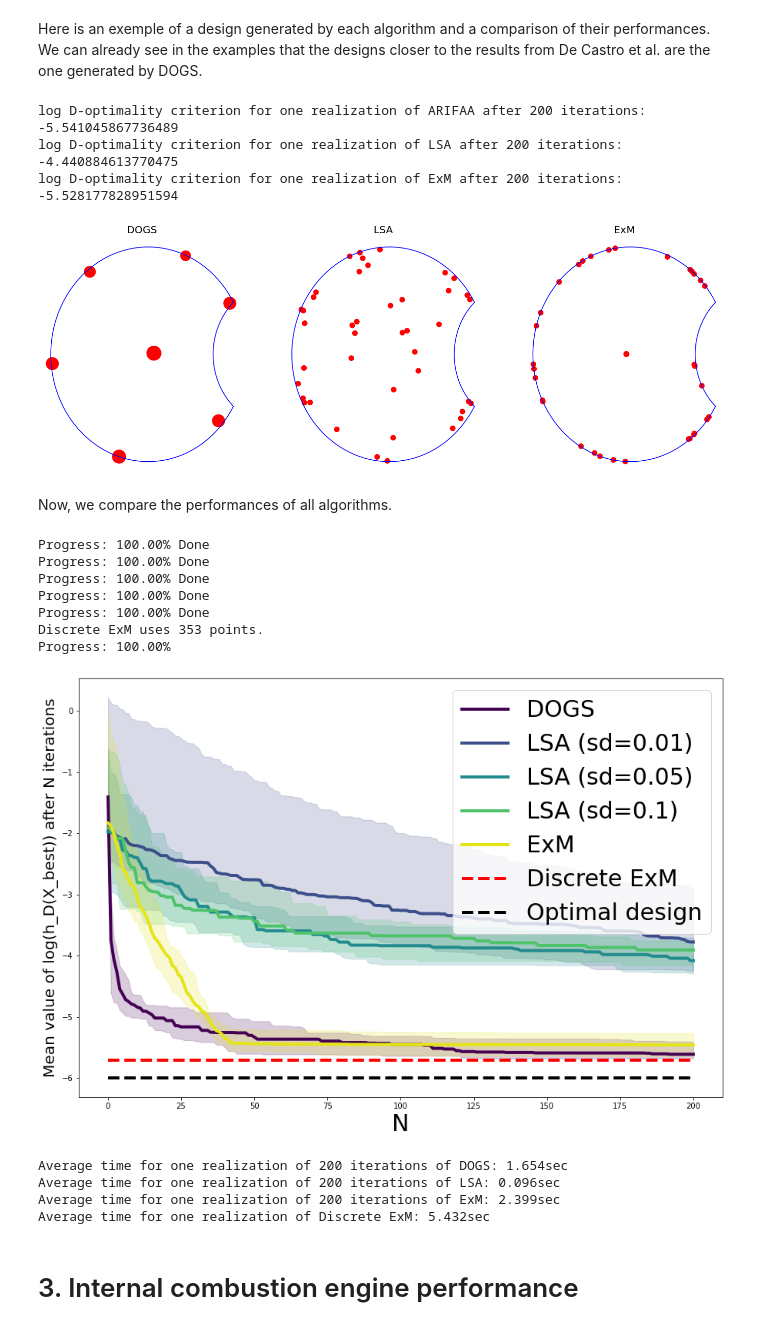
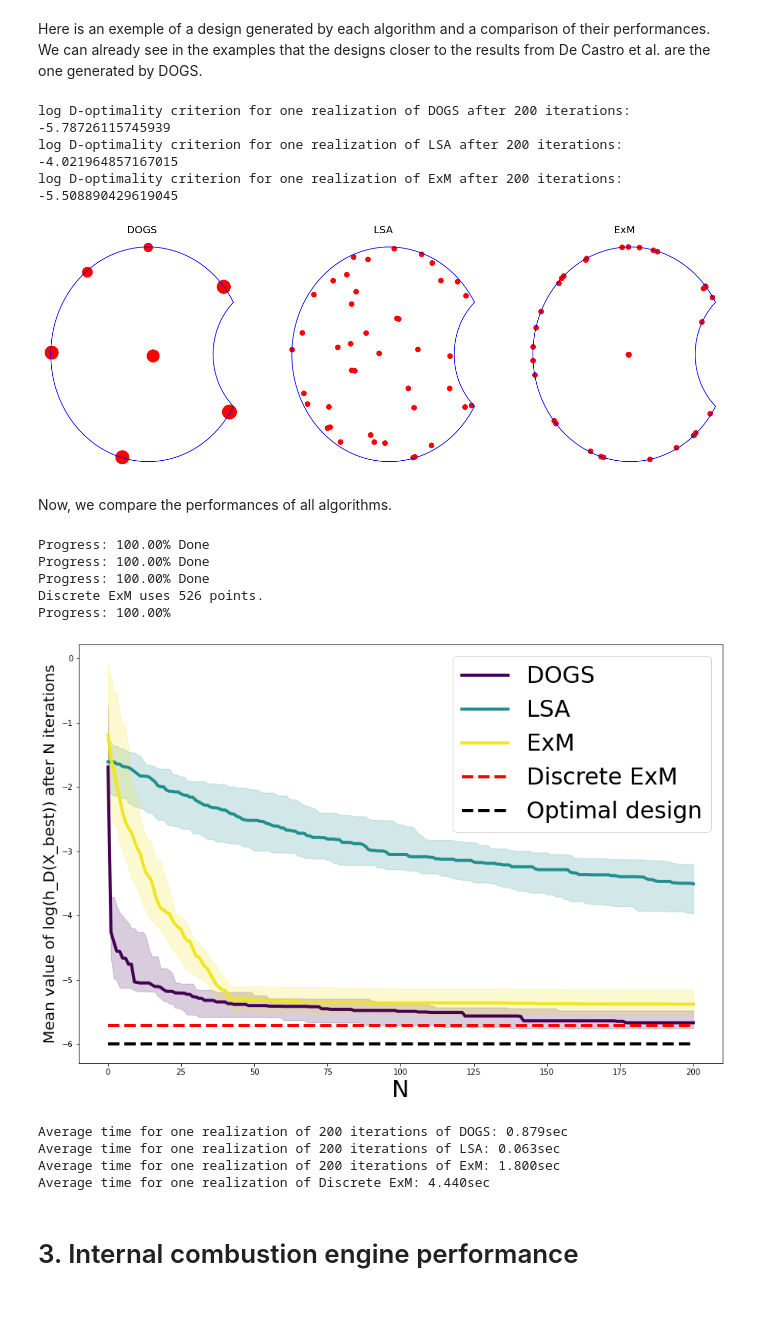
Before and after one commit to APoinas/Optimal-design-in-continuous-space, a Jupyter notebook: Other_Examples.ipynb, the cells around one changed output. Saved outputs shown, nothing was run; the diff lists cells and outputs as text; code cells hidden in the pictures.

```diff
--- a/Other_Examples.ipynb
+++ b/Other_Examples.ipynb
@@ -201,33 +187,33 @@ Here is an exemple of a design generated by each algorithm and a comparison of t
 # %%
 Algo_DOGS = DOGS(OD)
 P1 = Algo_DOGS.simulate(200)
-print("log D-optimality criterion for one realization of ARIFAA after 200 iterations:", end = " ")
+print("log D-optimality criterion for one realization of DOGS after 200 iterations:", end=" ")
 print(OD.opt(P1))
 
-Algo_LSA = LSA(OD,0.05)
+Algo_LSA = LSA(OD, 0.05)
 P2 = Algo_LSA.simulate(200)
-print("log D-optimality criterion for one realization of LSA after 200 iterations:", end = " ")
+print("log D-optimality criterion for one realization of LSA after 200 iterations:", end=" ")
 print(OD.opt(P2))
 
 Algo_ExM = ExM(OD)
 P3 = Algo_ExM.simulate(200)
-print("log D-optimality criterion for one realization of ExM after 200 iterations:", end = " ")
+print("log D-optimality criterion for one realization of ExM after 200 iterations:", end=" ")
 print(OD.opt(P3))
 
-fig = OD.plot((P1,P2,P3),modify_plot = True)
-fig.axes[0].set_title("DOGS", fontsize = 20)
-fig.axes[1].set_title("LSA", fontsize = 20)
-fig.axes[2].set_title("ExM", fontsize = 20)
+fig = OD.plot((P1, P2, P3), modify_plot=True)
+fig.axes[0].set_title("DOGS", fontsize=20)
+fig.axes[1].set_title("LSA", fontsize=20)
+fig.axes[2].set_title("ExM", fontsize=20)
 fig
 # %% [output]
-log D-optimality criterion for one realization of ARIFAA after 200 iterations: -5.541045867736489
-log D-optimality criterion for one realization of LSA after 200 iterations: -4.440884613770475
-log D-optimality criterion for one realization of ExM after 200 iterations: -5.528177828951594
+log D-optimality criterion for one realization of DOGS after 200 iterations: -5.78726115745939
+log D-optimality criterion for one realization of LSA after 200 iterations: -4.021964857167015
+log D-optimality criterion for one realization of ExM after 200 iterations: -5.508890429619045
-[figure, old version]
+[figure, new version]
 # %% [markdown]
 Now, we compare the performances of all algorithms.
 # %%
-algo_tuple = (ARIFAA(OD),LSA(OD,0.01),LSA(OD,0.05),LSA(OD,0.1),ExM(OD))
+algo_tuple = (DOGS(OD), LSA(OD, 0.01), ExM(OD))
 depth = 200
 N_test = 10
 quantile = 0.05
@@ -239,14 +225,14 @@ List_quantile_low = []
 List_quantile_high = []
 for algo in algo_tuple:
     t = time.time()
-    sim_res = algo.testing(depth,N_test,progress=True)
+    sim_res = algo.testing(depth, N_test, progress=True)
     List_time += [time.time()-t]
     List_all += [sim_res]
-    List_median += [np.median(sim_res,axis=0)]
-    List_quantile_low += [np.quantile(sim_res,quantile,axis=0)]
-    List_quantile_high += [np.quantile(sim_res,1-quantile,axis=0)]
+    List_median += [np.median(sim_res, axis=0)]
+    List_quantile_low += [np.quantile(sim_res, quantile, axis=0)]
+    List_quantile_high += [np.quantile(sim_res, 1-quantile, axis=0)]
 
-Algo_25grid = Discrete_ExM(OD,size = 25)
+Algo_25grid = Discrete_ExM(OD, size = 25)
 print("Discrete ExM uses "+str(Algo_30grid.num_point())+" points.")
 N_discrete_test = 5
 
@@ -258,46 +244,44 @@ for i in range(N_discrete_test):
     t_down = time.time()
     Discrete_Time += [t_down-t_up]
     Discrete_Result += [OD.opt(Pt)]
-    print('\rProgress: '+f'{100*(i+1)/N_discrete_test:.2f}'+'%', end = " ")
+    print('\rProgress: '+f'{100*(i+1)/N_discrete_test:.2f}'+'%', end=" ")
 # %% [output]
 Progress: 100.00% Done
 Progress: 100.00% Done
 Progress: 100.00% Done
-Progress: 100.00% Done
-Progress: 100.00% Done
-Discrete ExM uses 353 points.
+Discrete ExM uses 526 points.
 Progress: 100.00%
 # %%
 #Plotting the results
 
-plt.figure(figsize = (15,10))
+plt.figure(figsize=(15, 10))
 viridis = plt.cm.get_cmap('viridis')
 
-for k in range(5):
-    plt.plot(List_median[k],linewidth = 4, color = viridis(k*0.24))
+for k in range(3):
+    plt.plot(List_median[k], linewidth=4, color=viridis(k*0.49))
 m = np.median(Discrete_Result)
-plt.plot([0,depth],[m,m],'r--', linewidth = 4)
-plt.plot([0,depth],[OD.opt(P_opt),OD.opt(P_opt)],'--', color = "black" , linewidth = 4)
+plt.plot([0, depth], [m, m], 'r--', linewidth=4)
+plt.plot([0, depth], [OD.opt(P_opt), OD.opt(P_opt)], '--', color="black" , linewidth=4)
 
-for k in range(5):
+for k in range(3):
     Q_low = List_quantile_low[k]
     Q_high = List_quantile_high[k]
-    plt.fill_between(np.arange(depth+1), Q_low, Q_high, color = viridis(k*0.24), alpha = .2)
+    plt.fill_between(np.arange(depth+1), Q_low, Q_high, color=viridis(k*0.49), alpha=.2)
 
-plt.legend(labels = ["DOGS","LSA (sd=0.01)","LSA (sd=0.05)","LSA (sd=0.1)","ExM","Discrete ExM","Optimal design"],fontsize = 30)
-plt.xlabel('N',fontsize = 30)
-plt.ylabel('Mean value of log(h_D(X_best)) after N iterations',fontsize=20)
+plt.legend(labels = ["DOGS", "LSA", "ExM", "Discrete ExM", "Optimal design"], fontsize=30)
+plt.xlabel('N', fontsize = 30)
+plt.ylabel('Mean value of log(h_D(X_best)) after N iterations', fontsize=20)
 plt.show()
-print(f'Average time for one realization of {depth} iterations of DOGS: {List_time[0]/(N_test):.3f}sec')
-print(f'Average time for one realization of {depth} iterations of LSA: {(List_time[1]+List_time[2]+List_time[3])/(3*N_test):.3f}sec')
-print(f'Average time for one realization of {depth} iterations of ExM: {List_time[4]/(N_test):.3f}sec');
+print(f'Average time for one realization of {depth} iterations of DOGS: {List_time[0]/N_test:.3f}sec')
+print(f'Average time for one realization of {depth} iterations of LSA: {List_time[1]/N_test:.3f}sec')
+print(f'Average time for one realization of {depth} iterations of ExM: {List_time[2]/N_test:.3f}sec');
 print(f'Average time for one realization of Discrete ExM: {np.mean(Discrete_Time):.3f}sec');
 # %% [output]
-[figure, old version]
+[figure, new version]
-Average time for one realization of 200 iterations of DOGS: 1.654sec
-Average time for one realization of 200 iterations of LSA: 0.096sec
-Average time for one realization of 200 iterations of ExM: 2.399sec
-Average time for one realization of Discrete ExM: 5.432sec
+Average time for one realization of 200 iterations of DOGS: 0.879sec
+Average time for one realization of 200 iterations of LSA: 0.063sec
+Average time for one realization of 200 iterations of ExM: 1.800sec
+Average time for one realization of Discrete ExM: 4.440sec
 # %% [markdown]
 # 3. Internal combustion engine performance
 # %% [markdown]
```
Also changed, not shown: parts of 21 cells of this notebook, 2 other files.
